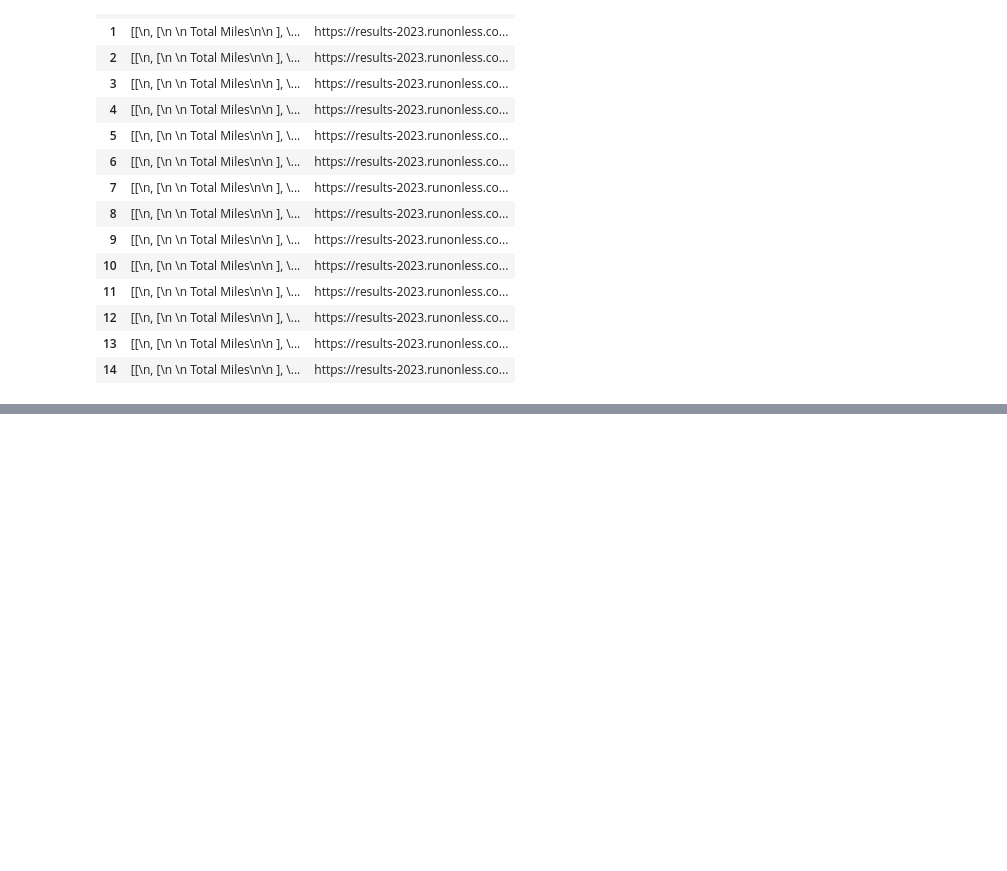
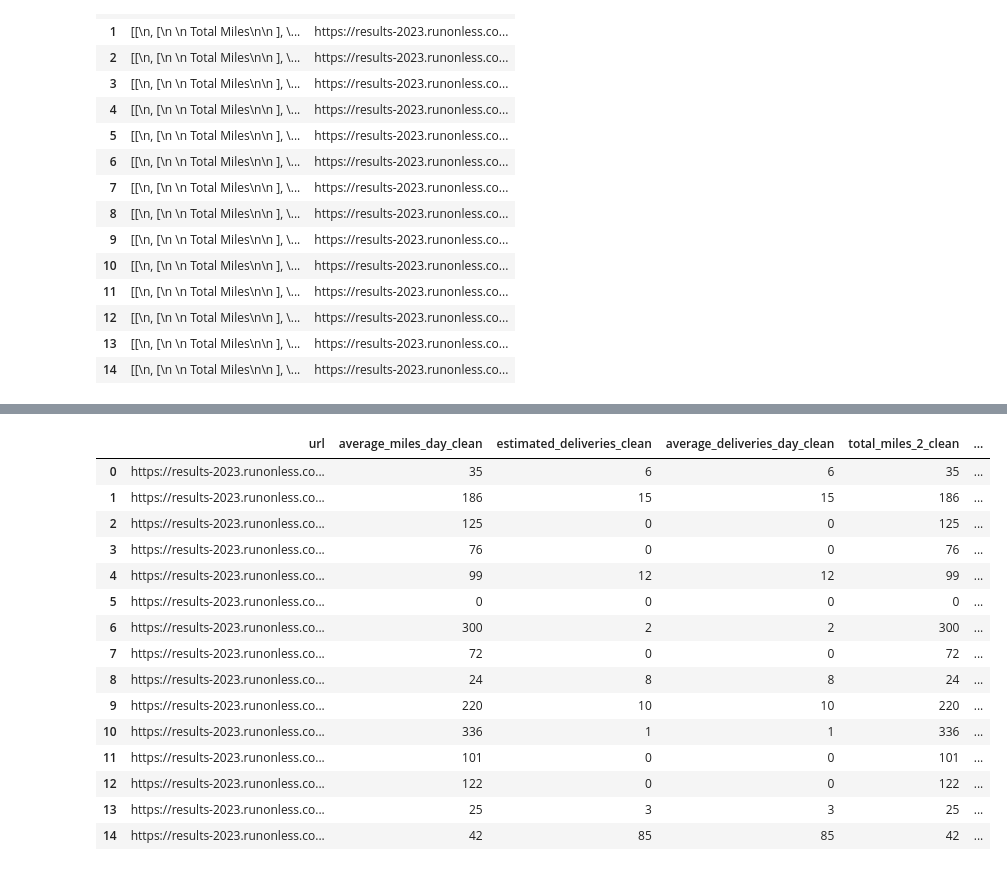
Before and after one commit to mollyboigon/run-on-less, a Jupyter notebook: run-on-less-demo-an.ipynb, the cells around one changed output, grey strips where cells are left out. Saved outputs shown, nothing was run; the diff lists cells and outputs as text; code cells hidden in the pictures; blank space fills up the shorter version.

```diff
--- a/run-on-less-demo-an.ipynb
+++ b/run-on-less-demo-an.ipynb
@@ -289,0 +440,25 @@ df[1][0]
+# %%
+df3['day'] = df3['url'].str.extract(r'"?day=(\d+)')
+df3['depot'] = df3['url'].str.extract(r'depot=([^&]+)')
+df3['truck'] = df3['url'].str.extract(r'truck=([^&]+)')
+# %%
+df4 = df3[['url', 'average_miles_day_clean', 'estimated_deliveries_clean', 'average_deliveries_day_clean', 'total_miles_2_clean', 'day','depot', 'truck']].copy()
+# %%
+df4
+# %% [output]
+|  | url | average_miles_day_clean | estimated_deliveries_clean | average_deliveries_day_clean | total_miles_2_clean | ... |
+| 0 | https://results-2023.runonless.co... | 35 | 6 | 6 | 35 | ... |
+| 1 | https://results-2023.runonless.co... | 186 | 15 | 15 | 186 | ... |
+| 2 | https://results-2023.runonless.co... | 125 | 0 | 0 | 125 | ... |
+| 3 | https://results-2023.runonless.co... | 76 | 0 | 0 | 76 | ... |
+| 4 | https://results-2023.runonless.co... | 99 | 12 | 12 | 99 | ... |
+| 5 | https://results-2023.runonless.co... | 0 | 0 | 0 | 0 | ... |
+| 6 | https://results-2023.runonless.co... | 300 | 2 | 2 | 300 | ... |
+| 7 | https://results-2023.runonless.co... | 72 | 0 | 0 | 72 | ... |
+| 8 | https://results-2023.runonless.co... | 24 | 8 | 8 | 24 | ... |
+| 9 | https://results-2023.runonless.co... | 220 | 10 | 10 | 220 | ... |
+| 10 | https://results-2023.runonless.co... | 336 | 1 | 1 | 336 | ... |
+| 11 | https://results-2023.runonless.co... | 101 | 0 | 0 | 101 | ... |
+| 12 | https://results-2023.runonless.co... | 122 | 0 | 0 | 122 | ... |
+| 13 | https://results-2023.runonless.co... | 25 | 3 | 3 | 25 | ... |
+| 14 | https://results-2023.runonless.co... | 42 | 85 | 85 | 42 | ... |
```
Also changed, not shown: parts of 19 cells of this notebook.
